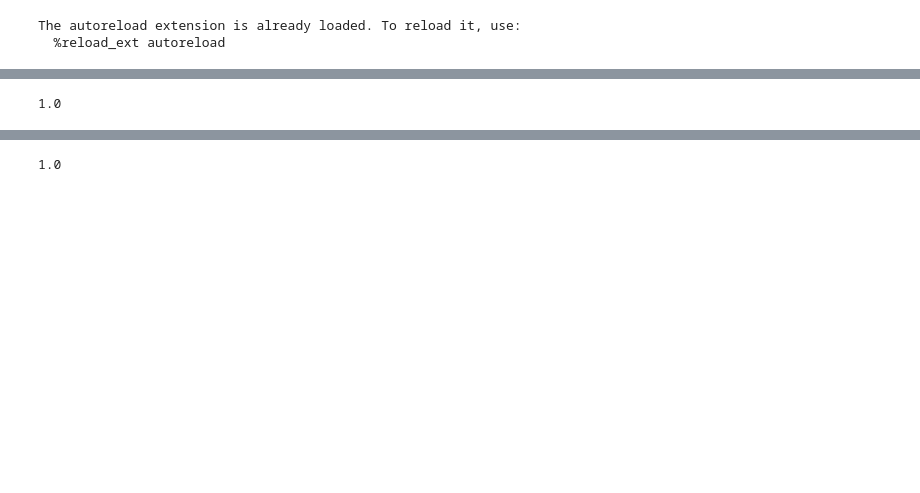
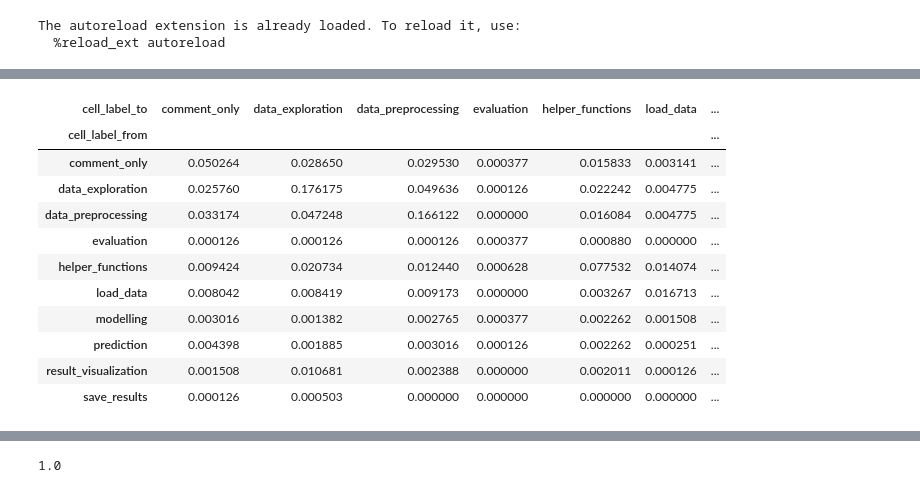
Before and after one commit to konstantgr/jupyter-logs-analysis, a Jupyter notebook: analysis/04-labels-transitions.ipynb, the cells around one changed output, grey strips where cells are left out. Cells and saved outputs as stored; diff of their text form; code cells hidden in the pictures; blank space fills up the shorter version.

```diff
--- a/analysis/04-labels-transitions.ipynb
+++ b/analysis/04-labels-transitions.ipynb
@@ -116,8 +139,19 @@ grouped_transitions.head()
 # %%
 transitions_matrix = grouped_transitions.pivot(
     index='cell_label_from', columns='cell_label_to', values='probability'
 ).fillna(0)
-transitions_matrix.sum().sum().round(5)
+transitions_matrix
 # %% [output]
-1.0
+| cell_label_to | comment_only | data_exploration | data_preprocessing | evaluation | helper_functions | load_data | ... |
+| cell_label_from |  |  |  |  |  |  | ... |
+| comment_only | 0.050264 | 0.028650 | 0.029530 | 0.000377 | 0.015833 | 0.003141 | ... |
+| data_exploration | 0.025760 | 0.176175 | 0.049636 | 0.000126 | 0.022242 | 0.004775 | ... |
+| data_preprocessing | 0.033174 | 0.047248 | 0.166122 | 0.000000 | 0.016084 | 0.004775 | ... |
+| evaluation | 0.000126 | 0.000126 | 0.000126 | 0.000377 | 0.000880 | 0.000000 | ... |
+| helper_functions | 0.009424 | 0.020734 | 0.012440 | 0.000628 | 0.077532 | 0.014074 | ... |
+| load_data | 0.008042 | 0.008419 | 0.009173 | 0.000000 | 0.003267 | 0.016713 | ... |
+| modelling | 0.003016 | 0.001382 | 0.002765 | 0.000377 | 0.002262 | 0.001508 | ... |
+| prediction | 0.004398 | 0.001885 | 0.003016 | 0.000126 | 0.002262 | 0.000251 | ... |
+| result_visualization | 0.001508 | 0.010681 | 0.002388 | 0.000000 | 0.002011 | 0.000126 | ... |
+| save_results | 0.000126 | 0.000503 | 0.000000 | 0.000000 | 0.000000 | 0.000000 | ... |
 # %%
```
Also changed, not shown: parts of 15 cells of this notebook, 4 other files.
